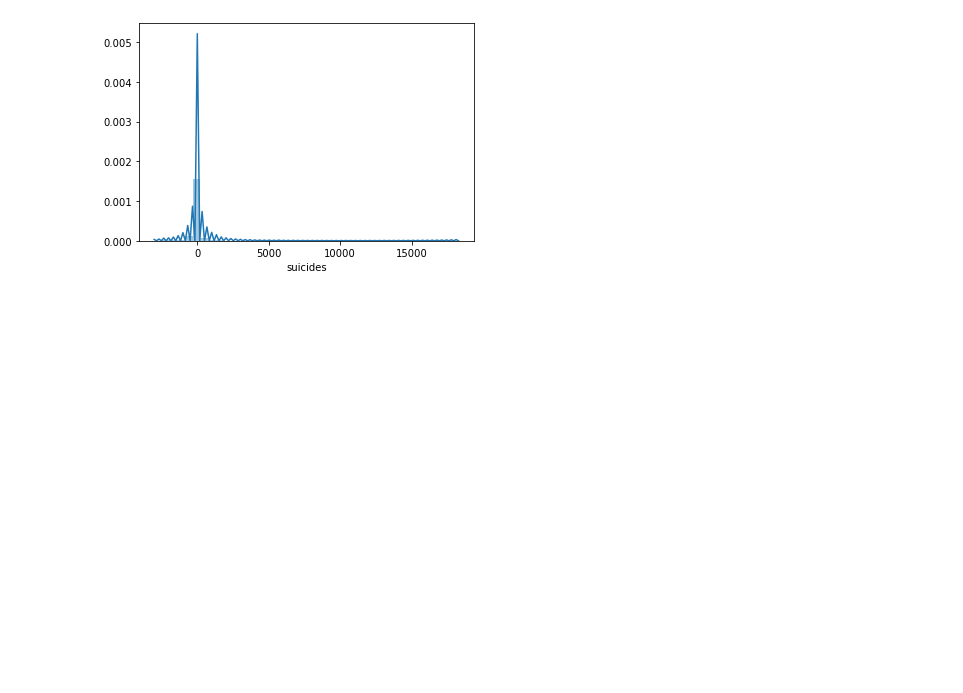
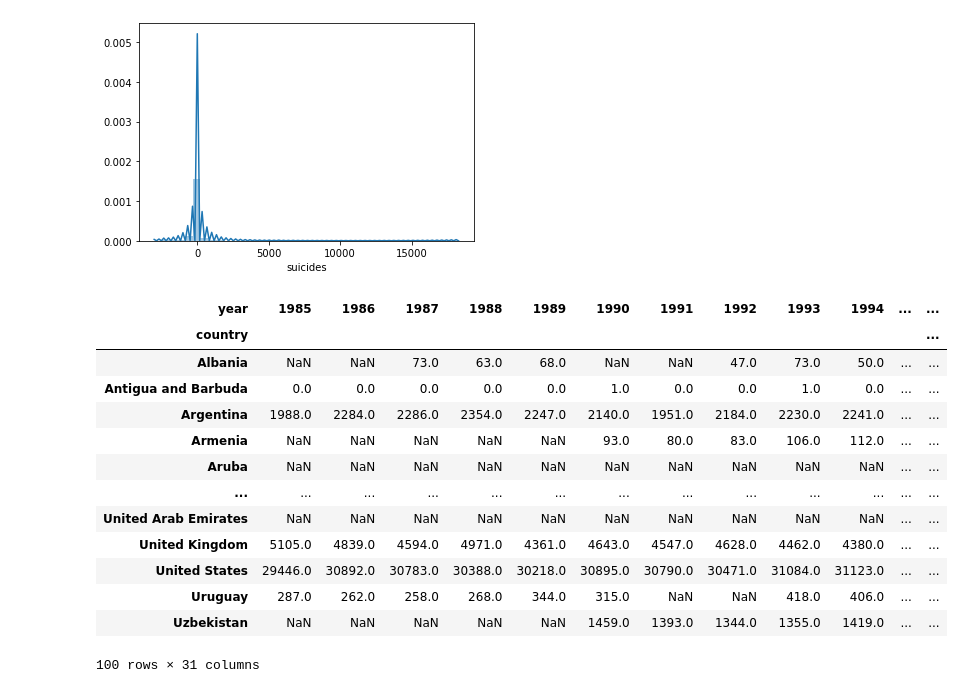
Before and after one commit to gjbergues/study_of_suicides, a Jupyter notebook: suicides.ipynb, the cells around one changed output. Drawn from its saved outputs; the diff is of its cells as text; code cells hidden in the pictures; blank space fills up the shorter version.

```diff
--- a/suicides.ipynb
+++ b/suicides.ipynb
@@ -481,3 +481,23 @@ RMSE: 688.0030067915812
 sns.distplot((y_test-predictions),bins=40);
 # %% [output]
 [figure]
+# %%
+# Create new table with nº of suicides per age and year
+spy = pd.pivot_table(sd, values='suicides', index=['country'], columns=['year'], aggfunc=np.sum)
+# %%
+spy
+# %% [output]
+| year | 1985 | 1986 | 1987 | 1988 | 1989 | 1990 | 1991 | 1992 | 1993 | 1994 | ... | ... |
+| country |  |  |  |  |  |  |  |  |  |  |  | ... |
+| Albania | NaN | NaN | 73.0 | 63.0 | 68.0 | NaN | NaN | 47.0 | 73.0 | 50.0 | ... | ... |
+| Antigua and Barbuda | 0.0 | 0.0 | 0.0 | 0.0 | 0.0 | 1.0 | 0.0 | 0.0 | 1.0 | 0.0 | ... | ... |
+| Argentina | 1988.0 | 2284.0 | 2286.0 | 2354.0 | 2247.0 | 2140.0 | 1951.0 | 2184.0 | 2230.0 | 2241.0 | ... | ... |
+| Armenia | NaN | NaN | NaN | NaN | NaN | 93.0 | 80.0 | 83.0 | 106.0 | 112.0 | ... | ... |
+| Aruba | NaN | NaN | NaN | NaN | NaN | NaN | NaN | NaN | NaN | NaN | ... | ... |
+| ... | ... | ... | ... | ... | ... | ... | ... | ... | ... | ... | ... | ... |
+| United Arab Emirates | NaN | NaN | NaN | NaN | NaN | NaN | NaN | NaN | NaN | NaN | ... | ... |
+| United Kingdom | 5105.0 | 4839.0 | 4594.0 | 4971.0 | 4361.0 | 4643.0 | 4547.0 | 4628.0 | 4462.0 | 4380.0 | ... | ... |
+| United States | 29446.0 | 30892.0 | 30783.0 | 30388.0 | 30218.0 | 30895.0 | 30790.0 | 30471.0 | 31084.0 | 31123.0 | ... | ... |
+| Uruguay | 287.0 | 262.0 | 258.0 | 268.0 | 344.0 | 315.0 | NaN | NaN | 418.0 | 406.0 | ... | ... |
+| Uzbekistan | NaN | NaN | NaN | NaN | NaN | 1459.0 | 1393.0 | 1344.0 | 1355.0 | 1419.0 | ... | ... |
+100 rows × 31 columns
```
